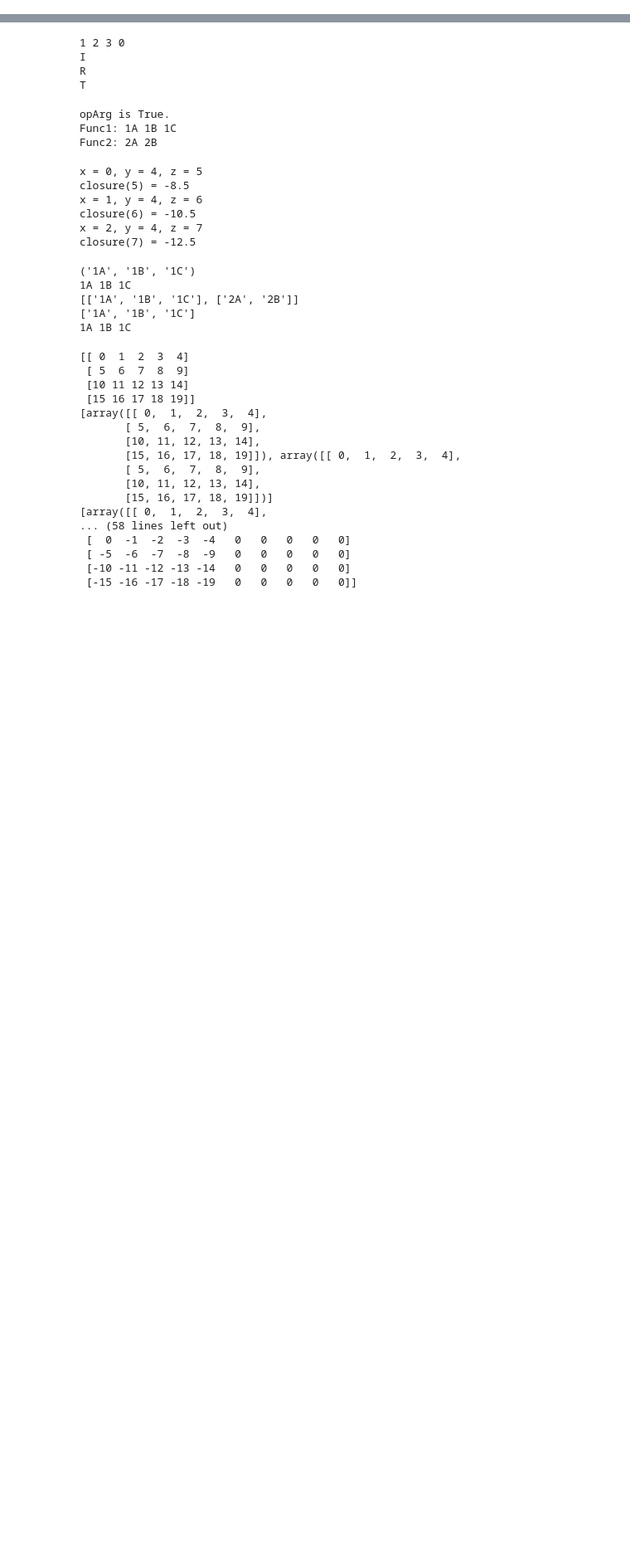
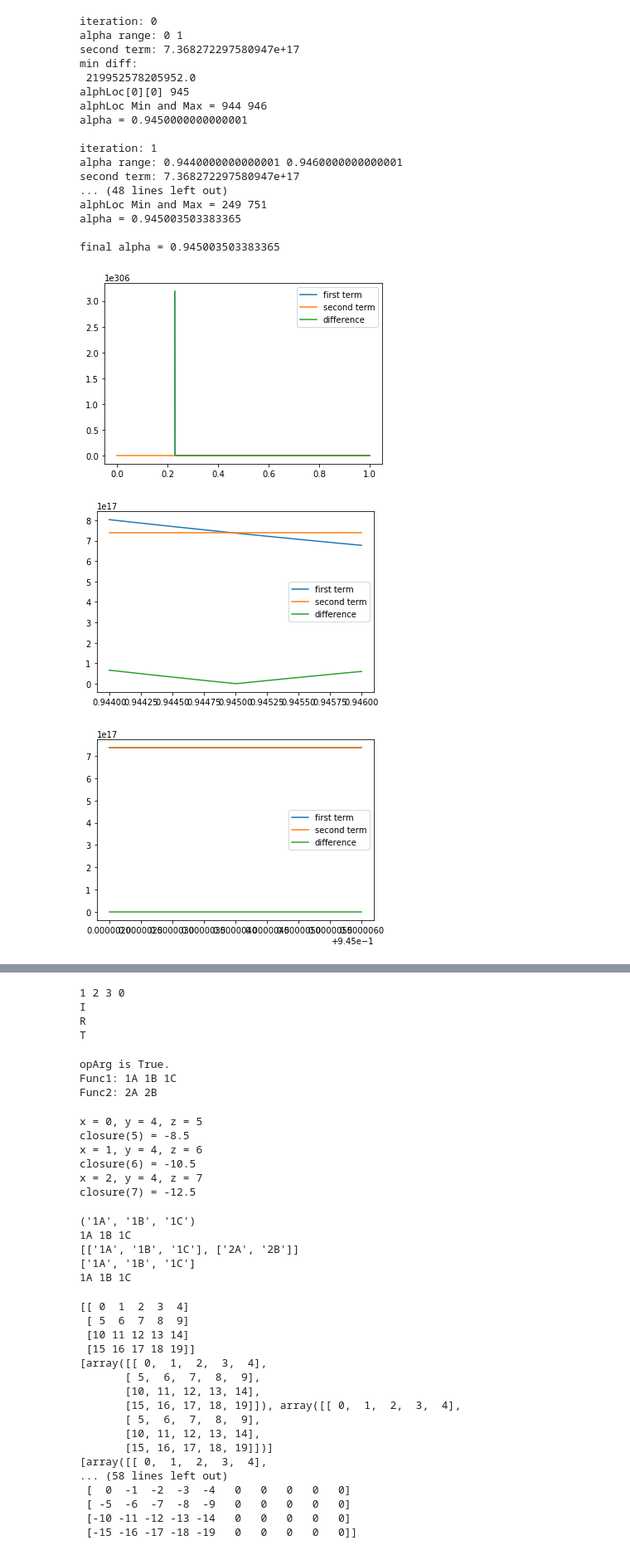
Before and after one commit to 88Sasha88/FV_MG, a Jupyter notebook: WorkSpace.ipynb, the cells around one changed output, grey strips where cells are left out. Shown at 83% size. Cells and saved outputs as stored; diff of their text form; code cells hidden in the pictures; blank space fills up the shorter version.

Commit message:
Appear to have gotten the transcendental working for the gaussian derivative.

```diff
--- a/WorkSpace.ipynb
+++ b/WorkSpace.ipynb
@@ -53,2 +28,27 @@ Hans = False
+# %%
+nh_min = 16
+refRatio = 2
+CFL = np.sqrt(0.5)
+x_0 = 0.
+x_1 = 0.5
+Hans = False
+
+All = False
+
+deriv = 'UD'
+RK = 1
+
+L = 1
+locs = []#x_1]
+epsilons = [1]#, 1] # [1, 0.25]
+mus = [1]#, 1] # [1, 1]
+
+func = WFT.Gauss#Deriv
+derivative = True
+
+dataPts = 5
+
+AMR = False
+plot = True
 # %%
 omega = BT.Grid(nh_min)
@@ -55,0 +135,31 @@ finehalf = list(np.arange(cfInter))# + int(nh / refRatio))
+# %%
+def GaussParams(x_0 = 0., x_1 = 1., errOrd = 14, deriv = False):
+    mu = (x_0 + x_1) / 2.
+    sigma = abs((x_1 - x_0) / np.sqrt(8 * errOrd * log(10)))
+    if (deriv):
+        alpha = GaussDerivParam(x_0, x_1, errOrd)
+#         print(alpha)
+    return sigma, mu
+# %%
+sigma, mu = GaussParams(x_1 = 0.5, errOrd = 16, deriv = True)
+# %% [output]
+iteration: 0
+alpha range: 0 1
+second term: 7.368272297580947e+17
+min diff:
+ 219952578205952.0
+alphLoc[0][0] 945
+alphLoc Min and Max = 944 946
+alpha = 0.9450000000000001
+
+iteration: 1
+alpha range: 0.9440000000000001 0.9460000000000001
+second term: 7.368272297580947e+17
+... (48 lines left out)
+alphLoc Min and Max = 249 751
+alpha = 0.945003503383365
+
+final alpha = 0.945003503383365
+[figure, added]
+[figure, added]
+[figure, added]
```
Also changed, not shown: parts of 5 cells of this notebook, 2 other files.
